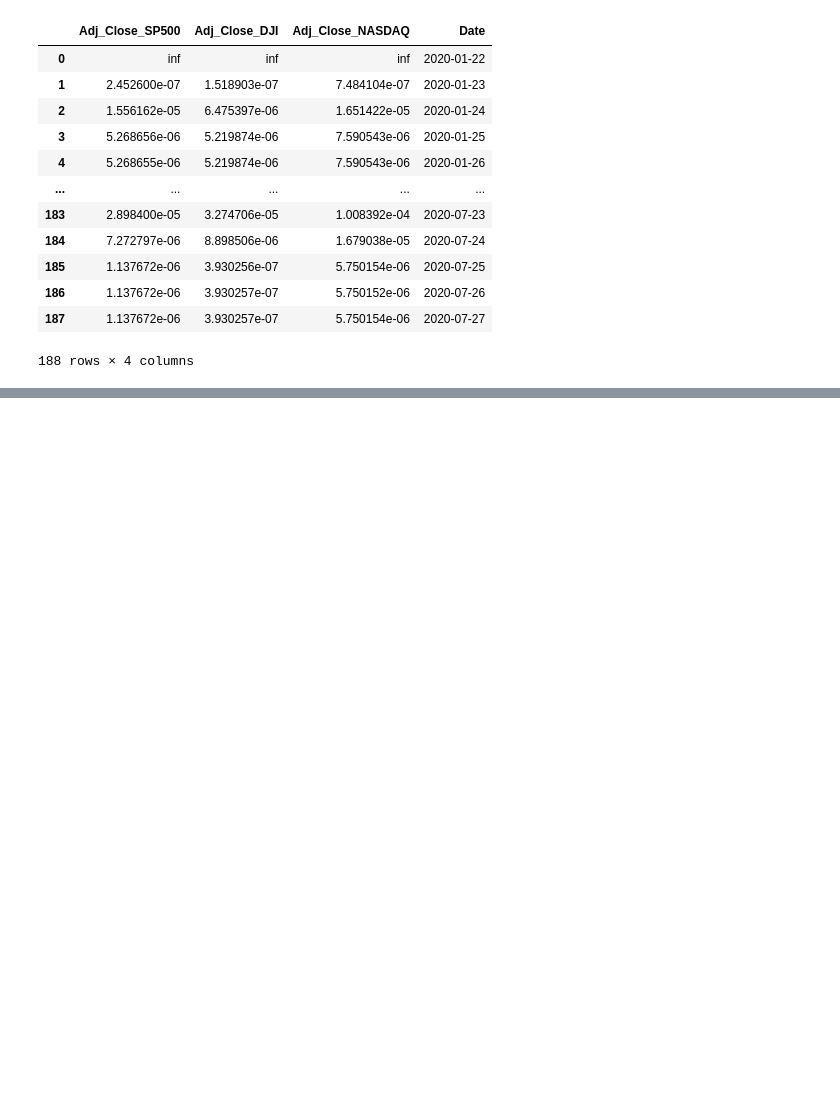
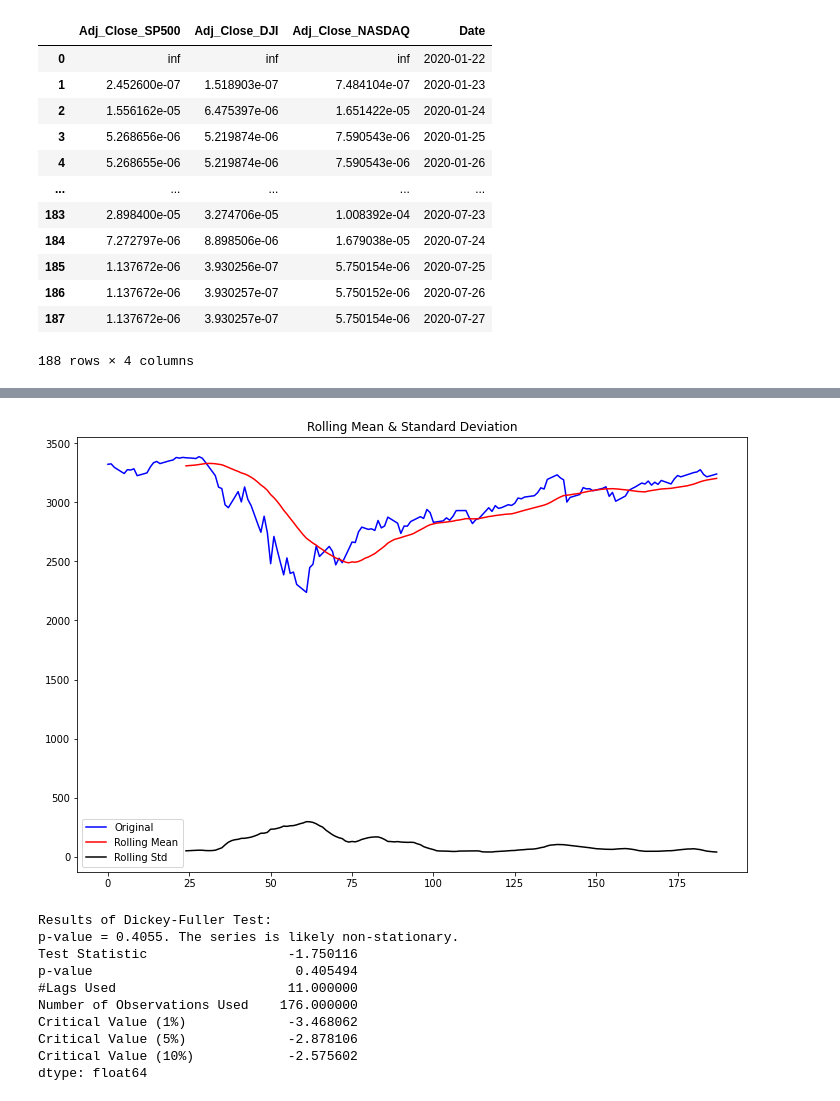
Before and after one commit to gandhimonil9823/Covid_Stock_Analysis, a Jupyter notebook: Covid_Stock.ipynb, the cells around one changed output, grey strips where cells are left out. Drawn from its saved outputs; the diff is of its cells as text; code cells hidden in the pictures; blank space fills up the shorter version.

```diff
--- a/Covid_Stock.ipynb
+++ b/Covid_Stock.ipynb
@@ -406,0 +451,44 @@ vol
+# %%
+from statsmodels.tsa.stattools import adfuller
+def test_stationarity(timeseries, window = 25, cutoff = 0.01):
+
+    #Determing rolling statistics
+    rolmean = timeseries.rolling(window).mean()
+    rolstd = timeseries.rolling(window).std()
+
+    #Plot rolling statistics:
+    fig = plt.figure(figsize=(12, 8))
+    orig = plt.plot(timeseries.values, color='blue',label='Original')
+    mean = plt.plot(rolmean.values, color='red', label='Rolling Mean')
+    std = plt.plot(rolstd.values, color='black', label = 'Rolling Std')
+    plt.legend(loc='best')
+    plt.title('Rolling Mean & Standard Deviation')
+    plt.show()
+
+    #Perform Dickey-Fuller test:
+    print('Results of Dickey-Fuller Test:')
+    dftest = adfuller(timeseries, autolag='AIC', maxlag = 20 )
+    dfoutput = pd.Series(dftest[0:4], index=['Test Statistic','p-value','#Lags Used','Number of Observations Used'])
+    for key,value in dftest[4].items():
+        dfoutput['Critical Value (%s)'%key] = value
+    pvalue = dftest[1]
+    if pvalue < cutoff:
+        print('p-value = %.4f. The series is likely stationary.' % pvalue)
+    else:
+        print('p-value = %.4f. The series is likely non-stationary.' % pvalue)
+
+    print(dfoutput)
+# %%
+test_stationarity(df_snp500['Adj_Close_SP500'])
+# %% [output]
+[figure, added]
+Results of Dickey-Fuller Test:
+p-value = 0.4055. The series is likely non-stationary.
+Test Statistic                  -1.750116
+p-value                          0.405494
+#Lags Used                      11.000000
+Number of Observations Used    176.000000
+Critical Value (1%)             -3.468062
+Critical Value (5%)             -2.878106
+Critical Value (10%)            -2.575602
+dtype: float64
```
Also changed, not shown: parts of 17 cells of this notebook.
